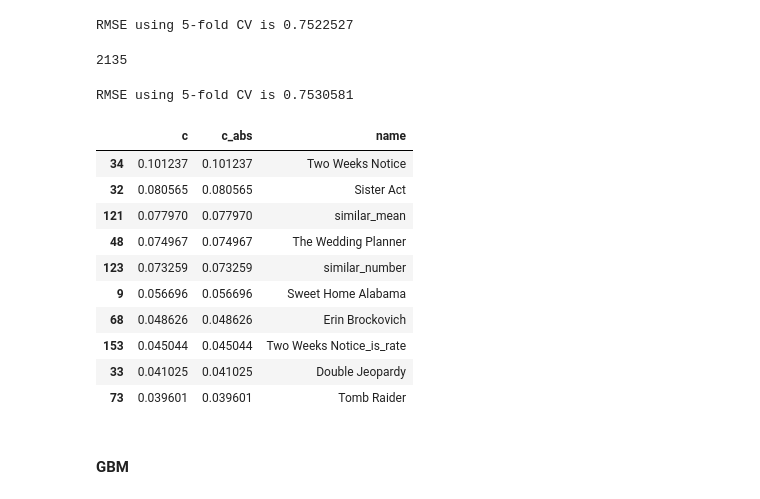
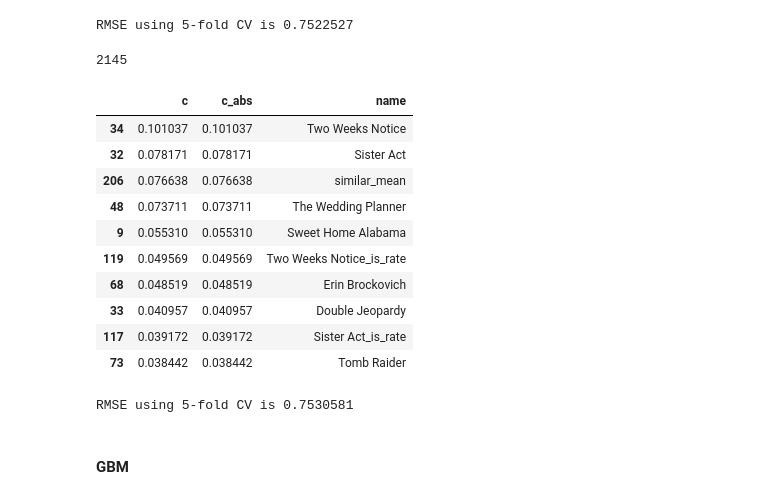
Before and after one commit to AvivNavon/Netflix-Prize, a Jupyter notebook: Netflix_Prize.ipynb, the cells around one changed output. Saved outputs shown, nothing was run; the diff lists cells and outputs as text; code cells hidden in the pictures.

```diff
--- a/Netflix_Prize.ipynb
+++ b/Netflix_Prize.ipynb
@@ -135,3 +140,9 @@ similar_movies
  'Two Weeks Notice',
  'The Wedding Planner',
  'Maid in Manhattan']
+# %%
+orr_tmp = X_train.copy()
+corr_tmp['response'] = y_train_full.V1
+corr = corr_tmp.corr()
+similar_movies = corr.response[(corr.response > .3) & (corr.response < 1)]
+similar_movies
@@ -281,7 +303,7 @@ def new_features(ratings_df, dates_df, y_dates,
     df['avg_num_before'] = df.num_ratings_before / (df.num_ratings_before + df.num_ratings_after)
 
     df['date_rate_corr'] = corr_
-    df['date_rate_corr__y_date_interaction'] = df['date_rate_corr'] * df['y_dates']
+    df['date_rate_corr__days_since_first_rate_interaction'] = df['date_rate_corr'] * df['days_since_first_rating']
 
     # na to mean
     df.fillna(df.mean(), inplace = True) # change na_val?
@@ -627,7 +667,24 @@ RMSE using 5-fold CV is 0.7522527
 ridge_mod = RidgeCV(alphas = np.arange(2110, 2200, 5), cv = 10)
 ridge_mod.fit(X_train_na_fix_full_scaled, y_train_full.values.ravel()).alpha_
 # %% [output]
-2135
+2145
+# %%
+ridge_mod = RidgeCV(alphas = np.arange(2110, 2200, 5), cv = 10)
+r = ridge_mod.fit(X_train_na_fix_full_scaled, y_train_full.values.ravel())
+coefss = pd.DataFrame({'c_abs':abs(r.coef_), 'c':r.coef_, 'name':X_train_na_fix_full_scaled.columns})
+coefss.sort_values('c_abs', ascending = False).head(10)
+# %% [output]
+|  | c | c_abs | name |
+| 34 | 0.101037 | 0.101037 | Two Weeks Notice |
+| 32 | 0.078171 | 0.078171 | Sister Act |
+| 206 | 0.076638 | 0.076638 | similar_mean |
+| 48 | 0.073711 | 0.073711 | The Wedding Planner |
+| 9 | 0.055310 | 0.055310 | Sweet Home Alabama |
+| 119 | 0.049569 | 0.049569 | Two Weeks Notice_is_rate |
+| 68 | 0.048519 | 0.048519 | Erin Brockovich |
+| 33 | 0.040957 | 0.040957 | Double Jeopardy |
+| 117 | 0.039172 | 0.039172 | Sister Act_is_rate |
+| 73 | 0.038442 | 0.038442 | Tomb Raider |
 # %%
 ridge_mod = RidgeCV(alphas = np.arange(2000, 2200, 5), cv = 10)
 cv = 5
@@ -641,20 +701,6 @@ RMSE using 5-fold CV is 0.7530581
 # %%
-ridge_mod = RidgeCV(alphas = np.arange(2110, 2200, 5), cv = 10)
-r = ridge_mod.fit(X_train_na_fix_full_scaled_, y_train_full.values.ravel())
 coefss = pd.DataFrame({'c_abs':abs(r.coef_), 'c':r.coef_, 'name':X_train_na_fix_full_scaled_.columns})
 coefss.sort_values('c_abs', ascending = False).head(10)
-# %% [output]
-|  | c | c_abs | name |
-| 34 | 0.101237 | 0.101237 | Two Weeks Notice |
-| 32 | 0.080565 | 0.080565 | Sister Act |
-| 121 | 0.077970 | 0.077970 | similar_mean |
-| 48 | 0.074967 | 0.074967 | The Wedding Planner |
-| 123 | 0.073259 | 0.073259 | similar_number |
-| 9 | 0.056696 | 0.056696 | Sweet Home Alabama |
-| 68 | 0.048626 | 0.048626 | Erin Brockovich |
-| 153 | 0.045044 | 0.045044 | Two Weeks Notice_is_rate |
-| 33 | 0.041025 | 0.041025 | Double Jeopardy |
-| 73 | 0.039601 | 0.039601 | Tomb Raider |
 # %% [markdown]
 #### GBM
 # %%
```
Also changed, not shown: parts of 14 cells of this notebook.
